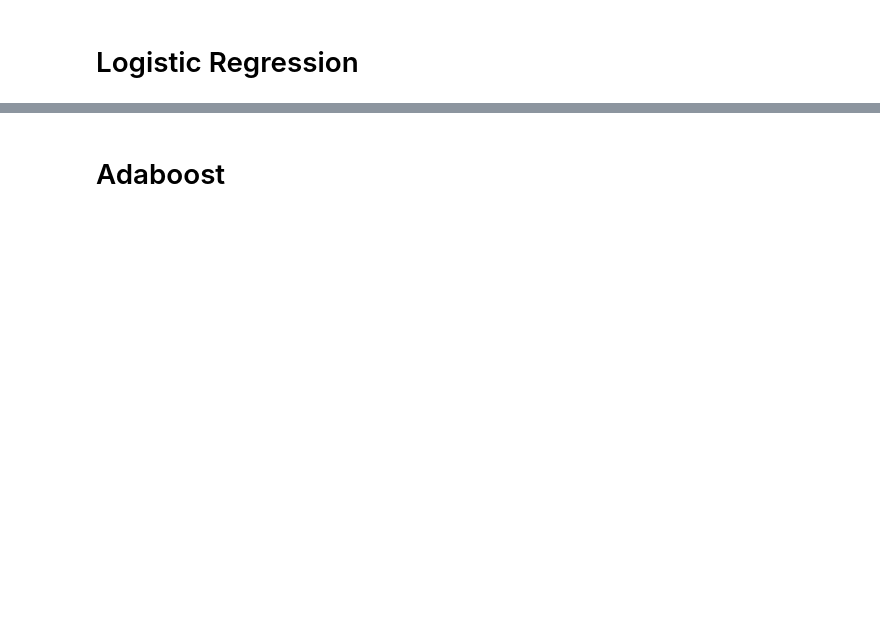
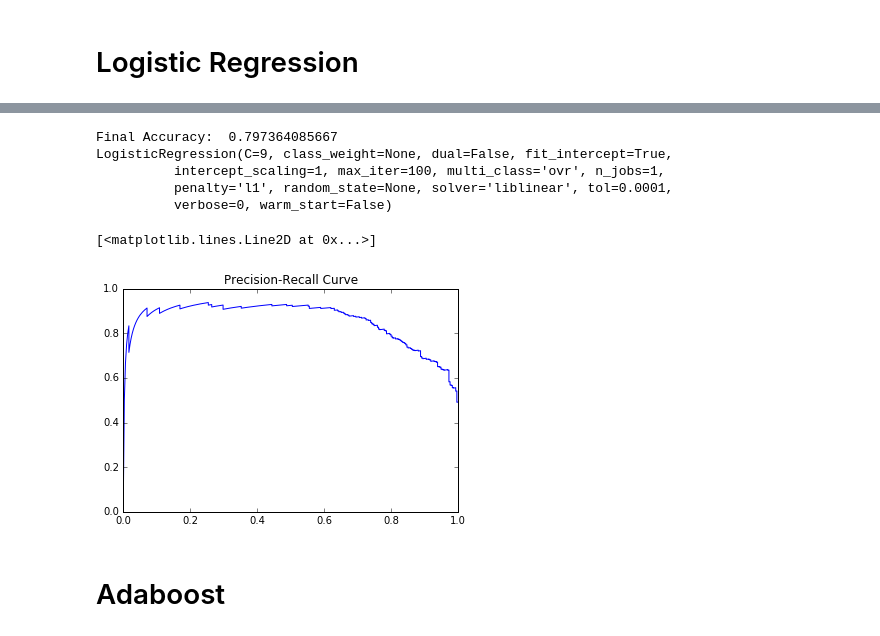
Before and after one commit to srxdev0619/Blinking, a Jupyter notebook: Blinking.ipynb, the cells around one changed output, grey strips where cells are left out. Cells and saved outputs as stored; diff of their text form; code cells hidden in the pictures; blank space fills up the shorter version.

```diff
--- a/Blinking.ipynb
+++ b/Blinking.ipynb
@@ -79,3 +104,23 @@ plt.plot(recall_13, precision_13)
+# %%
+clf = LogisticRegression()
+params = {'penalty':['l1', 'l2'], 'C':np.arange(1,10)}
+cv = GridSearchCV(clf, params)
+cv.fit(X_7_train, y_7_train)
+best_clf = cv.best_estimator_
+print('Final Accuracy: ',best_clf.score(X_7_test, y_7_test))
+print(best_clf)
+predict_prob_7 = best_clf.predict_proba(X_7_test)
+precision_7, recall_7,_ = precision_recall_curve(y_7_test, predict_prob_7[:,1])
+plt.title("Precision-Recall Curve")
+plt.plot(recall_7, precision_7)
+# %% [output]
+Final Accuracy:  0.797364085667
+LogisticRegression(C=9, class_weight=None, dual=False, fit_intercept=True,
+          intercept_scaling=1, max_iter=100, multi_class='ovr', n_jobs=1,
+          penalty='l1', random_state=None, solver='liblinear', tol=0.0001,
+          verbose=0, warm_start=False)
+[<matplotlib.lines.Line2D at 0x...>]
+[figure, added]
 # %% [markdown]
 # Adaboost
 # %%
```
Also changed, not shown: parts of 17 cells of this notebook, 1 other file.
